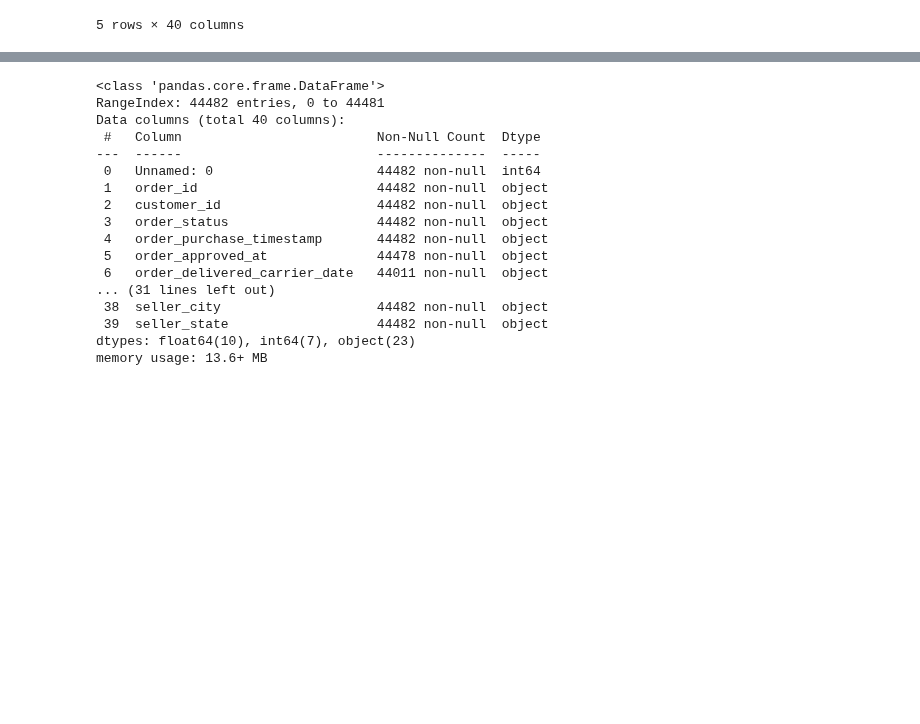
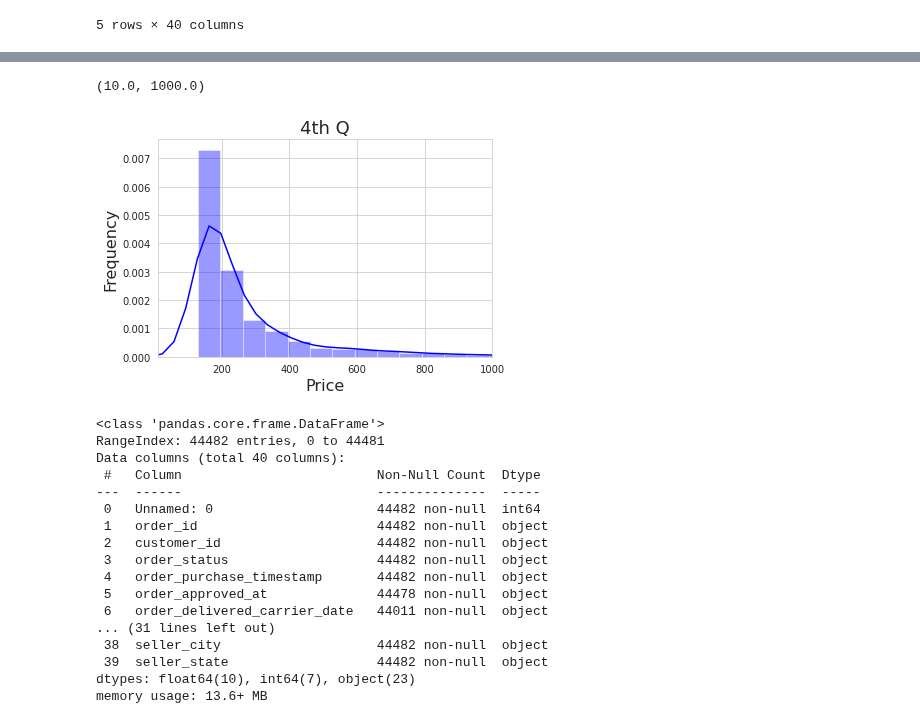
Before and after one commit to skillox1/PADSW06MDCD, a Jupyter notebook: Projeto_integrador.ipynb, the cells around one changed output, grey strips where cells are left out. Cells and saved outputs as stored; diff of their text form; code cells hidden in the pictures; blank space fills up the shorter version.

```diff
--- a/Projeto_integrador.ipynb
+++ b/Projeto_integrador.ipynb
@@ -474,3 +505,12 @@ df6.to_csv(r'df6.csv')
+# %%
+sns.distplot(q4['price'], kde=True, color='blue', bins=100)
+plt.title('4th Q', fontsize=18)
+plt.xlabel('Price', fontsize=16)
+plt.ylabel('Frequency', fontsize=16)
+plt.xlim(10,1000)
+# %% [output]
+(10.0, 1000.0)
+[figure, added]
 # %%
 #Exportando csv
 df6.to_csv(r'c:\df6.csv')
```
Also changed, not shown: parts of 6 cells of this notebook.
